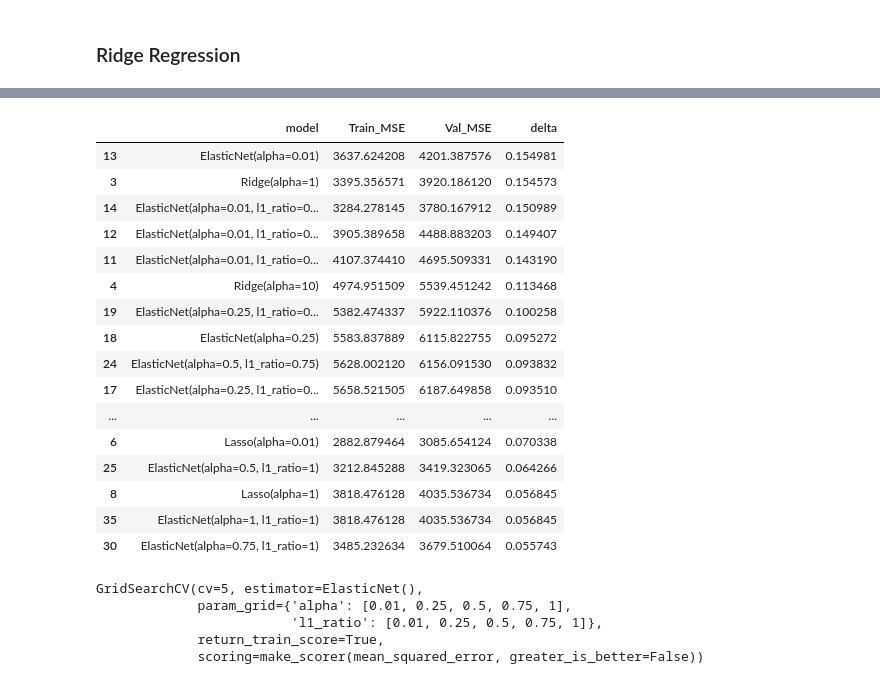
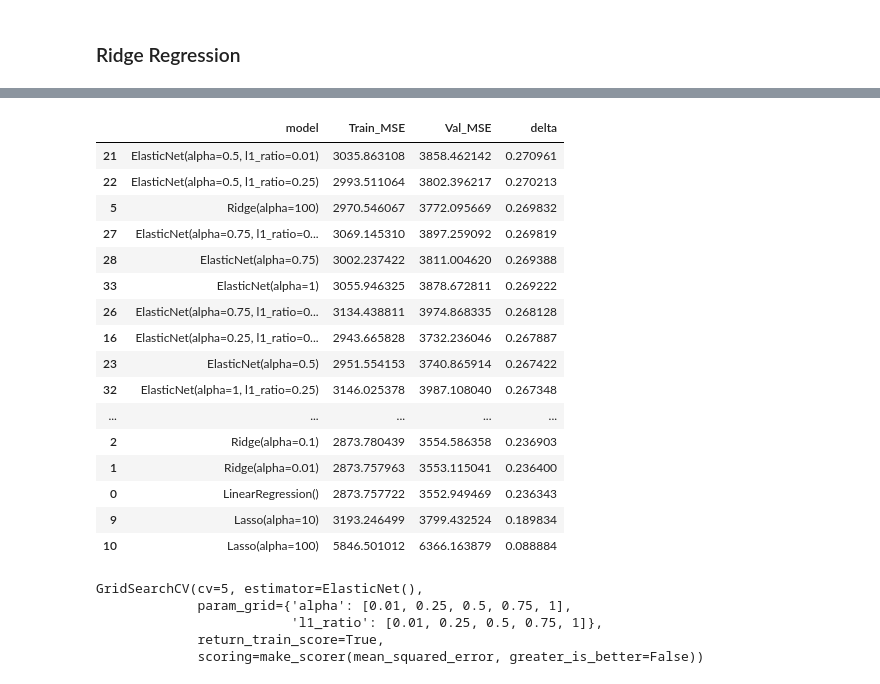
Before and after one commit to MalenaSancho/TFG, a Jupyter notebook: TFG/TFG_Python.ipynb, the cells around one changed output, grey strips where cells are left out. Drawn from its saved outputs; the diff is of its cells as text; code cells hidden in the pictures.

```diff
--- a/TFG/TFG_Python.ipynb
+++ b/TFG/TFG_Python.ipynb
@@ -1303,10 +1327,10 @@ import pandas as pd
 # Definir el grid de valores para alpha (lambda) y l1_ratio (mezcla entre LASSO y Ridge)
 param_grid = {
     'alpha': [0.01, 0.1, 1, 10, 100],
-    'l1_ratio': [0, 0.01, 0.25, 0.5, 0.75, 1]  # 0 es Ridge, 1 es LASSO
+    'l1_ratio': [0.01, 0.25, 0.5, 0.75, 1]  # 0 es Ridge, 1 es LASSO
 }
 
-# Crear un scorer basado en MSE (sin negar el valor)
+# Crear un scorer basado en MSE (menor es mejor)
 mse_scorer = make_scorer(mean_squared_error, greater_is_better=False)
 
 # Configurar el GridSearchCV con ElasticNet
@@ -1318,13 +1342,8 @@ grid_search = GridSearchCV(
     return_train_score=True
 )
 
-# Ajustar el modelo en el conjunto de entrenamiento
-grid_search.fit(X_train, y_train)
-
-# Mostrar el mejor valor de alpha (lambda) y l1_ratio
-best_params = grid_search.best_params_
-print(f"Mejor valor de alpha (lambda): {best_params['alpha']}")
-print(f"Mejor valor de l1_ratio: {best_params['l1_ratio']}")
+# Ajustar el modelo en el conjunto de entrenamiento y validación
+grid_search.fit(X_combined_scaled, y_combined)
 
 # Ver el mejor modelo
 best_model = grid_search.best_estimator_
@@ -1336,15 +1355,15 @@ results = grid_search.cv_results_
 results_df = pd.DataFrame({
     'Alpha (lambda)': results['param_alpha'],
     'L1 Ratio': results['param_l1_ratio'],
-    'Mean Test Score (MSE)': results['mean_test_score'],
-    'Std Test Score': results['std_test_score'],
+    'Mean Val Score (MSE)': results['mean_test_score'],
+    'Std Val Score': results['std_test_score'],
     'Mean Train Score (MSE)': results['mean_train_score'],
     'Std Train Score': results['std_train_score'],
-    'Rank Test Score': results['rank_test_score']
+    'Rank Val Score': results['rank_test_score']
 })
 
 # Ordenar los resultados por la puntuación de la prueba (MSE)
-results_df = results_df.sort_values(by='Rank Test Score')
+results_df = results_df.sort_values(by='Rank Val Score')
 
 # Mostrar los resultados
 #print("\nResultados de la búsqueda con validación cruzada (ElasticNet):")
@@ -1364,6 +1383,6 @@ coef_df['Abs_Coefficient'] = coef_df['Coefficient'].abs()
 coef_df = coef_df.sort_values(by='Abs_Coefficient', ascending=False)
 
 # Mostrar los coeficientes ordenados
-print("\nCoeficientes del mejor modelo (ElasticNet):")
+print(f"Coeficientes del mejor modelo: {best_model}")
 print(coef_df)
 # %% [output]
@@ -1420,44 +1434,42 @@ for model in grid.keys():
     ))
     grid_search[model] = [{params[i]: c[i] for i in range(len(params))} for c in cartesian]
 # %%
-from sklearn.metrics import mean_squared_error
-
 metrics = []
 for name, params in grid_search.items():
     for combination in params:
         model = grid[name]['model'](**combination)
-        model.fit(X_train, y_train)
+        model.fit(X_train_scaled, y_train)
 
         metrics.append((
             model,
-            mean_squared_error(y_train, model.predict(X_train)),
-            mean_squared_error(y_val, model.predict(X_val))
+            mean_squared_error(y_train, model.predict(X_train_scaled)),
+            mean_squared_error(y_val, model.predict(X_val_scaled))
         ))
 
 metrics_df = pd.DataFrame(metrics, columns=['model', 'Train_MSE', 'Val_MSE'])
 metrics_df['delta'] = (
     (metrics_df.Val_MSE - metrics_df.Train_MSE) / metrics_df.Train_MSE
 )
 metrics_df.sort_values('delta', ascending=False, inplace=True)
 metrics_df
 # %% [output]
 |  | model | Train_MSE | Val_MSE | delta |
-| 13 | ElasticNet(alpha=0.01) | 3637.624208 | 4201.387576 | 0.154981 |
-| 3 | Ridge(alpha=1) | 3395.356571 | 3920.186120 | 0.154573 |
-| 14 | ElasticNet(alpha=0.01, l1_ratio=0... | 3284.278145 | 3780.167912 | 0.150989 |
-| 12 | ElasticNet(alpha=0.01, l1_ratio=0... | 3905.389658 | 4488.883203 | 0.149407 |
-| 11 | ElasticNet(alpha=0.01, l1_ratio=0... | 4107.374410 | 4695.509331 | 0.143190 |
-| 4 | Ridge(alpha=10) | 4974.951509 | 5539.451242 | 0.113468 |
-| 19 | ElasticNet(alpha=0.25, l1_ratio=0... | 5382.474337 | 5922.110376 | 0.100258 |
-| 18 | ElasticNet(alpha=0.25) | 5583.837889 | 6115.822755 | 0.095272 |
-| 24 | ElasticNet(alpha=0.5, l1_ratio=0.75) | 5628.002120 | 6156.091530 | 0.093832 |
-| 17 | ElasticNet(alpha=0.25, l1_ratio=0... | 5658.521505 | 6187.649858 | 0.093510 |
+| 21 | ElasticNet(alpha=0.5, l1_ratio=0.01) | 3035.863108 | 3858.462142 | 0.270961 |
+| 22 | ElasticNet(alpha=0.5, l1_ratio=0.25) | 2993.511064 | 3802.396217 | 0.270213 |
+| 5 | Ridge(alpha=100) | 2970.546067 | 3772.095669 | 0.269832 |
+| 27 | ElasticNet(alpha=0.75, l1_ratio=0... | 3069.145310 | 3897.259092 | 0.269819 |
+| 28 | ElasticNet(alpha=0.75) | 3002.237422 | 3811.004620 | 0.269388 |
+| 33 | ElasticNet(alpha=1) | 3055.946325 | 3878.672811 | 0.269222 |
+| 26 | ElasticNet(alpha=0.75, l1_ratio=0... | 3134.438811 | 3974.868335 | 0.268128 |
+| 16 | ElasticNet(alpha=0.25, l1_ratio=0... | 2943.665828 | 3732.236046 | 0.267887 |
+| 23 | ElasticNet(alpha=0.5) | 2951.554153 | 3740.865914 | 0.267422 |
+| 32 | ElasticNet(alpha=1, l1_ratio=0.25) | 3146.025378 | 3987.108040 | 0.267348 |
 | ... | ... | ... | ... | ... |
-| 6 | Lasso(alpha=0.01) | 2882.879464 | 3085.654124 | 0.070338 |
-| 25 | ElasticNet(alpha=0.5, l1_ratio=1) | 3212.845288 | 3419.323065 | 0.064266 |
-| 8 | Lasso(alpha=1) | 3818.476128 | 4035.536734 | 0.056845 |
-| 35 | ElasticNet(alpha=1, l1_ratio=1) | 3818.476128 | 4035.536734 | 0.056845 |
-| 30 | ElasticNet(alpha=0.75, l1_ratio=1) | 3485.232634 | 3679.510064 | 0.055743 |
+| 2 | Ridge(alpha=0.1) | 2873.780439 | 3554.586358 | 0.236903 |
+| 1 | Ridge(alpha=0.01) | 2873.757963 | 3553.115041 | 0.236400 |
+| 0 | LinearRegression() | 2873.757722 | 3552.949469 | 0.236343 |
+| 9 | Lasso(alpha=10) | 3193.246499 | 3799.432524 | 0.189834 |
+| 10 | Lasso(alpha=100) | 5846.501012 | 6366.163879 | 0.088884 |
 # %%
 from sklearn.model_selection import GridSearchCV
 from sklearn.metrics import mean_squared_error, make_scorer
```
Also changed, not shown: parts of 34 cells of this notebook.
